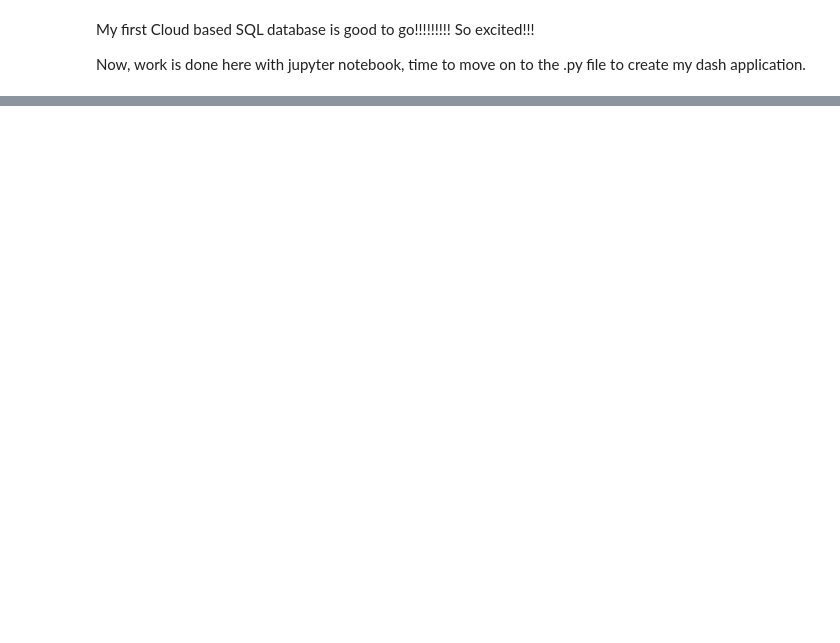
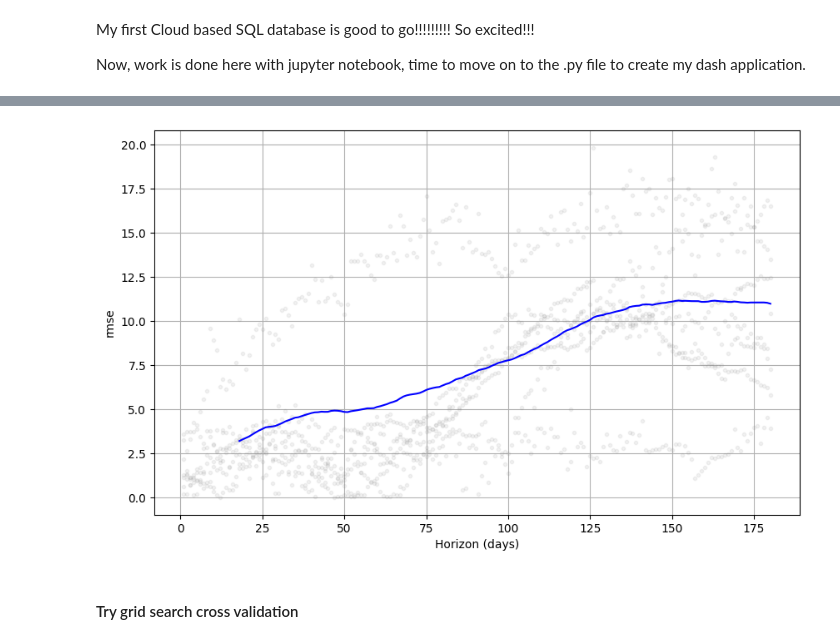
Before and after one commit to DericMei/BodyWeightApplication, a Jupyter notebook: Project Code.ipynb, the cells around one changed output, grey strips where cells are left out. Cells and saved outputs as stored; diff of their text form; code cells hidden in the pictures; blank space fills up the shorter version.

```diff
--- a/Project Code.ipynb
+++ b/Project Code.ipynb
@@ -343,0 +364,8 @@ Now, work is done here with jupyter notebook, time to move on to the .py file to
+# %%
+# Prepare data for modeling
+with engine.connect() as conn:
+    query = "SELECT date, weight FROM weight_records ORDER BY date"
+    data = pd.read_sql(query, conn)
+data['date'] = pd.to_datetime(data['date'])
+data.set_index('date', inplace=True)
+data.info()
@@ -343,0 +491,3 @@ Now, work is done here with jupyter notebook, time to move on to the .py file to
+# %%
+df_1 = data.copy()
+df_1.reset_index()
@@ -343,0 +511,22 @@ Now, work is done here with jupyter notebook, time to move on to the .py file to
+# %%
+# Create a DataFrame with 'ds' and 'y' columns
+df_prophet = df_1.reset_index().rename(columns={'date': 'ds', 'weight': 'y'})
+
+# Initial model
+model = Prophet(yearly_seasonality=True, weekly_seasonality=True)
+
+# Add seasonality
+model.add_seasonality(name='monthly', period=30.5, fourier_order=2)
+model.add_seasonality(name='quarterly', period=91.25, fourier_order=3)
+model.add_seasonality(name='biannual', period=365.25 / 2, fourier_order=5)
+
+# fit the model
+
+model.fit(df_prophet)
+
+# Make future dataframe and predict (if necessary)
+future = model.make_future_dataframe(periods=30)
+forecast = model.predict(future)
+
+# Plot the components of the model
+fig = model.plot_components(forecast)
@@ -343,0 +543,6 @@ Now, work is done here with jupyter notebook, time to move on to the .py file to
+# %%
+# Now its time to make the model perfect for the application
+
+# Perform cross-validation
+# 'initial' is the training period, 'period' is the spacing between cutoff dates, 'horizon' is the prediction horizon
+df_cv = cross_validation(model, initial='730 days', period='180 days', horizon='180 days')
@@ -343,0 +586,8 @@ Now, work is done here with jupyter notebook, time to move on to the .py file to
+# %%
+# Plot a performance metric, e.g., RMSE
+fig = plot_cross_validation_metric(df_cv, metric='rmse')
+plt.show()
+# %% [output]
+[figure, added]
+# %% [markdown]
+#### Try grid search cross validation
```
Also changed, not shown: parts of 40 cells of this notebook, 8 other files.
